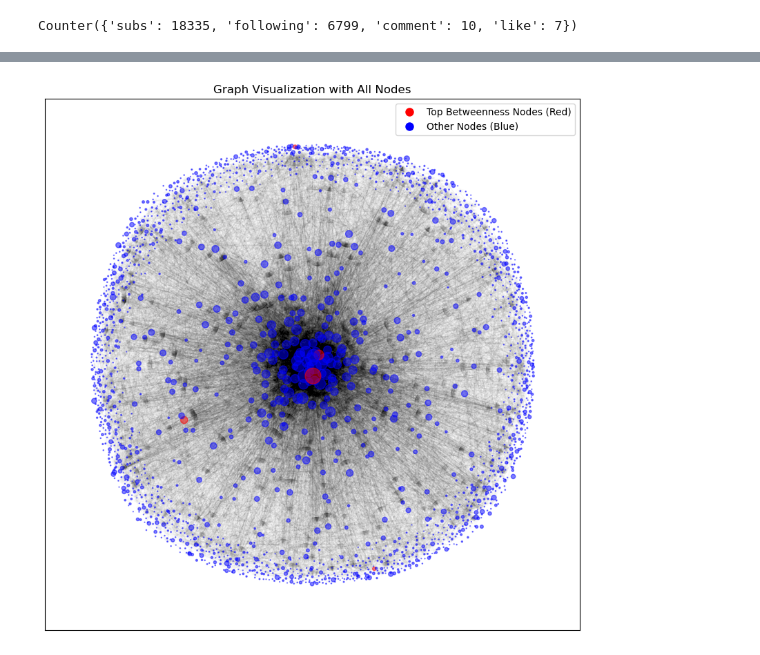
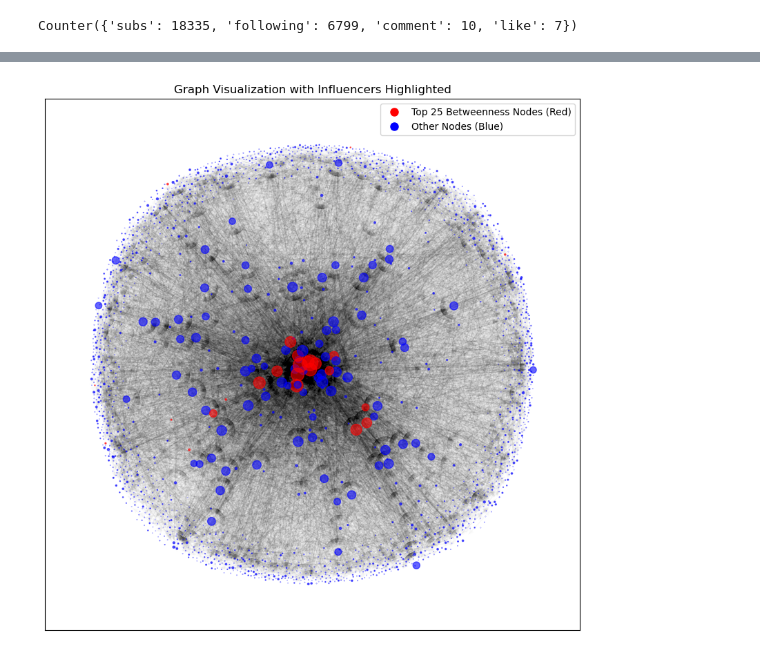
Before and after one commit to samirmehd1yev/friendfeed_project, a Jupyter notebook: 5. go_inside_communities.ipynb, the cells around one changed output, grey strips where cells are left out. Saved outputs shown, nothing was run; the diff lists cells and outputs as text; code cells hidden in the pictures.

```diff
--- a/5. go_inside_communities.ipynb
+++ b/5. go_inside_communities.ipynb
@@ -126,5 +211,5 @@ def find_distinct_node_names_with_specific_edge_type(graph_nbr, head=5):
 # %%
-def detect_Influencers_in_graph(graph_52, number=5):
+def detect_Influencers_in_graph(graph_52):
     """
     - Degree_centrality measures how many edges (connections) a node has to other nodes.
         Nodes with high degree centrality are those that are directly connected to many other nodes.
@@ -137,16 +222,24 @@ def detect_Influencers_in_graph(graph_52, number=5):
     betweenness_cent = betweenness_centrality(graph_52)
 
     # Find top 5 central nodes based on degree centrality
-    central_nodes_by_degree = sorted(degree_cent.items(), key=lambda x: x[1], reverse=True)[:number]
+    i = 0
+    central_nodes_by_degree = sorted(degree_cent.items(), key=lambda x: x[1], reverse=True)
     print("Top 5 central nodes by degree centrality with scores:")
     for node, score in central_nodes_by_degree:
-        print(f"Node: {node}, Degree Centrality: {score}")
+        print(f" * Node: {node}, Degree Centrality: {score}")
+        i += 1
+        if i == 5:
+            break
 
     # Find top 5 central nodes based on betweenness centrality
-    central_nodes_by_betweenness = sorted(betweenness_cent.items(), key=lambda x: x[1], reverse=True)[:number]
+    i = 0
+    central_nodes_by_betweenness = sorted(betweenness_cent.items(), key=lambda x: x[1], reverse=True)
     print("\nTop 5 central nodes by betweenness centrality with scores:")
     for node, score in central_nodes_by_betweenness:
-        print(f"Node: {node}, Betweenness Centrality: {score}")
+        print(f" * Node: {node}, Betweenness Centrality: {score}")
+        i += 1
+        if i == 5:
+            break
 
     return central_nodes_by_degree, central_nodes_by_betweenness
 # %%
@@ -249,0 +340,2 @@ Node: oskariuotinen, Betweenness Centrality: 0.08136893335786771
+# %%
+central_nodes_by_degree, central_nodes_by_betweenness = detect_Influencers_in_graph(graph_52);
@@ -250,5 +356,5 @@ Node: oskariuotinen, Betweenness Centrality: 0.08136893335786771
 # %%
 %%time
-detect_Influencers_in_graph(graph_52, central_nodes_by_degree, central_nodes_by_betweenness, top_n=None, spread_factor=40);
+plot_Influencers_in_graph(graph_52, central_nodes_by_degree, central_nodes_by_betweenness, spread_factor=50, top_betweenness=25, top_degree=100);
 # %% [output]
-[figure, old version]
+[figure, new version]
```
Also changed, not shown: parts of 17 cells of this notebook.
